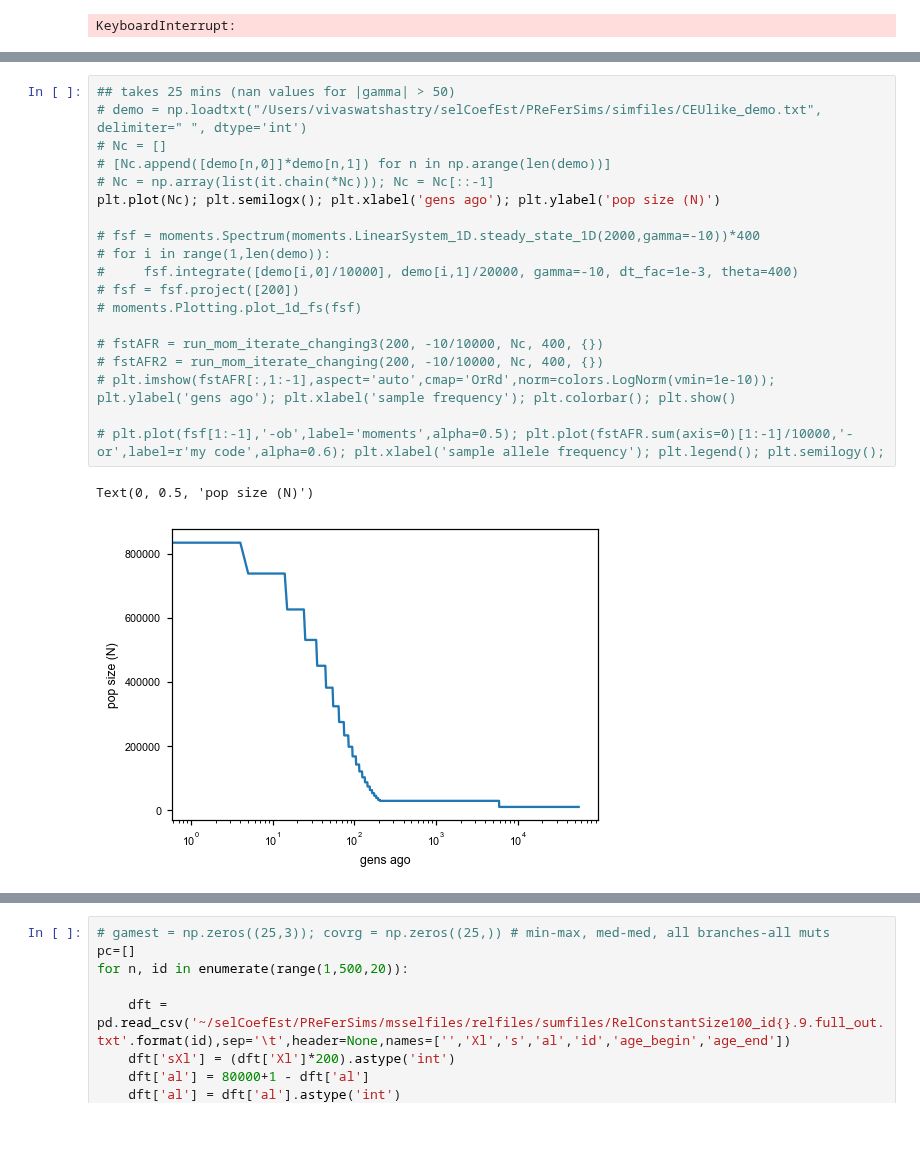
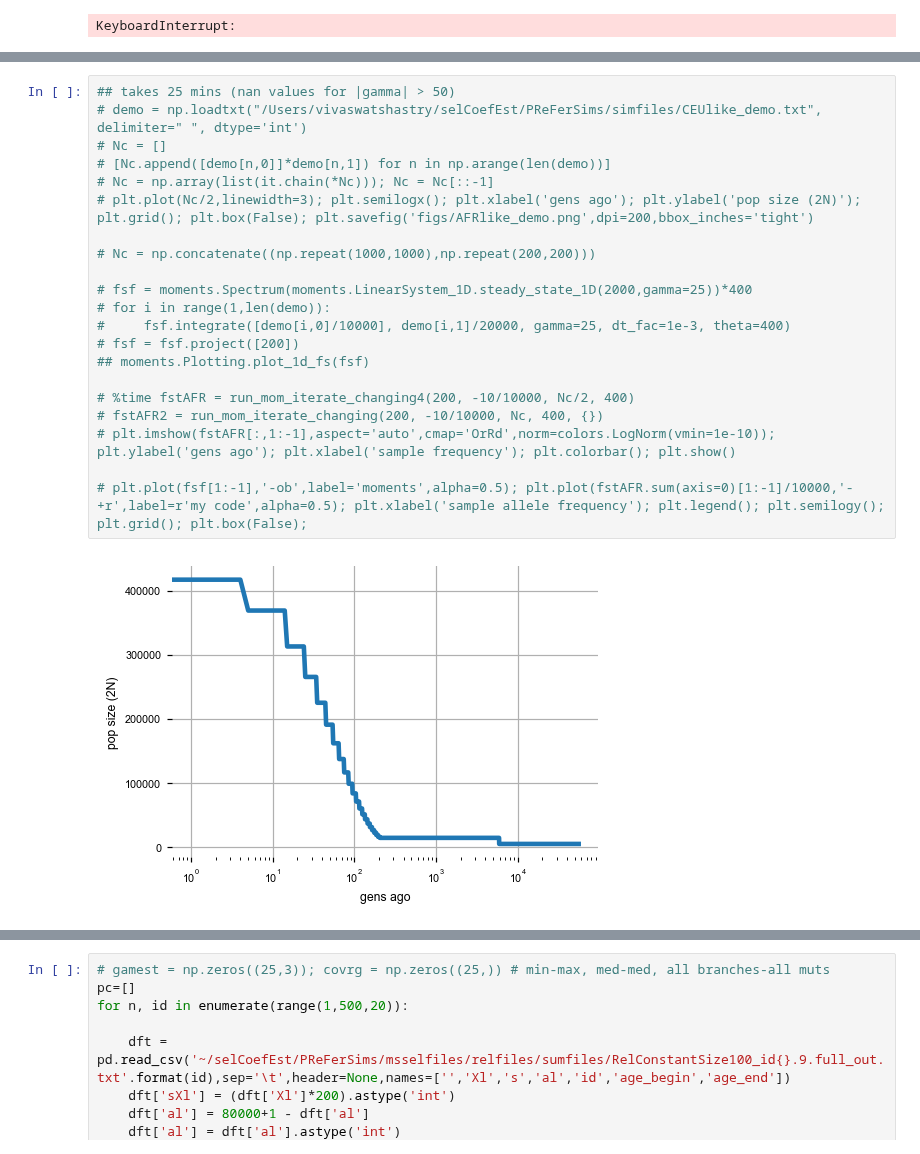
Before and after one commit to VivaswatS/selCoefEst, a Jupyter notebook: import-samp.ipynb, the cells around one changed output, grey strips where cells are left out. Cells and saved outputs as stored; diff of their text form; blank space fills up the shorter version.

```diff
--- a/import-samp.ipynb
+++ b/import-samp.ipynb
@@ -271,22 +333,23 @@ array([[70.832, 38.085, 12.612, 3.755, 0.990, 0.227, 0.043, 0.006, 0.001],
 # %%
 ## takes 25 mins (nan values for |gamma| > 50)
 # demo = np.loadtxt("/Users/vivaswatshastry/selCoefEst/PReFerSims/simfiles/CEUlike_demo.txt", delimiter=" ", dtype='int')
 # Nc = []
 # [Nc.append([demo[n,0]]*demo[n,1]) for n in np.arange(len(demo))]
 # Nc = np.array(list(it.chain(*Nc))); Nc = Nc[::-1]
-plt.plot(Nc); plt.semilogx(); plt.xlabel('gens ago'); plt.ylabel('pop size (N)')
+# plt.plot(Nc/2,linewidth=3); plt.semilogx(); plt.xlabel('gens ago'); plt.ylabel('pop size (2N)'); plt.grid(); plt.box(False); plt.savefig('figs/AFRlike_demo.png',dpi=200,bbox_inches='tight')
 
-# fsf = moments.Spectrum(moments.LinearSystem_1D.steady_state_1D(2000,gamma=-10))*400
+# Nc = np.concatenate((np.repeat(1000,1000),np.repeat(200,200)))
+
+# fsf = moments.Spectrum(moments.LinearSystem_1D.steady_state_1D(2000,gamma=25))*400
 # for i in range(1,len(demo)):
-#     fsf.integrate([demo[i,0]/10000], demo[i,1]/20000, gamma=-10, dt_fac=1e-3, theta=400)
+#     fsf.integrate([demo[i,0]/10000], demo[i,1]/20000, gamma=25, dt_fac=1e-3, theta=400)
 # fsf = fsf.project([200])
-# moments.Plotting.plot_1d_fs(fsf)
+## moments.Plotting.plot_1d_fs(fsf)
 
-# fstAFR = run_mom_iterate_changing3(200, -10/10000, Nc, 400, {})
+# %time fstAFR = run_mom_iterate_changing4(200, -10/10000, Nc/2, 400)
 # fstAFR2 = run_mom_iterate_changing(200, -10/10000, Nc, 400, {})
 # plt.imshow(fstAFR[:,1:-1],aspect='auto',cmap='OrRd',norm=colors.LogNorm(vmin=1e-10)); plt.ylabel('gens ago'); plt.xlabel('sample frequency'); plt.colorbar(); plt.show()
 
-# plt.plot(fsf[1:-1],'-ob',label='moments',alpha=0.5); plt.plot(fstAFR.sum(axis=0)[1:-1]/10000,'-or',label=r'my code',alpha=0.6); plt.xlabel('sample allele frequency'); plt.legend(); plt.semilogy();
+# plt.plot(fsf[1:-1],'-ob',label='moments',alpha=0.5); plt.plot(fstAFR.sum(axis=0)[1:-1]/10000,'-+r',label=r'my code',alpha=0.5); plt.xlabel('sample allele frequency'); plt.legend(); plt.semilogy(); plt.grid(); plt.box(False);
 # %% [output]
-Text(0, 0.5, 'pop size (N)')
-[figure, old version]
+[figure, new version]
```
Also changed, not shown: parts of 7 cells of this notebook, 30 other files.
